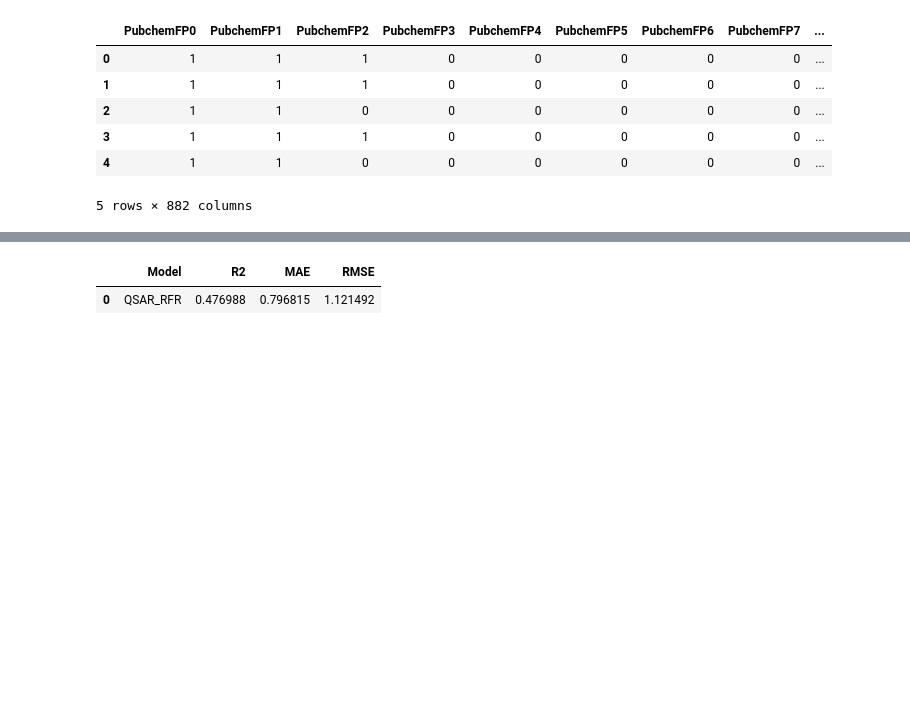
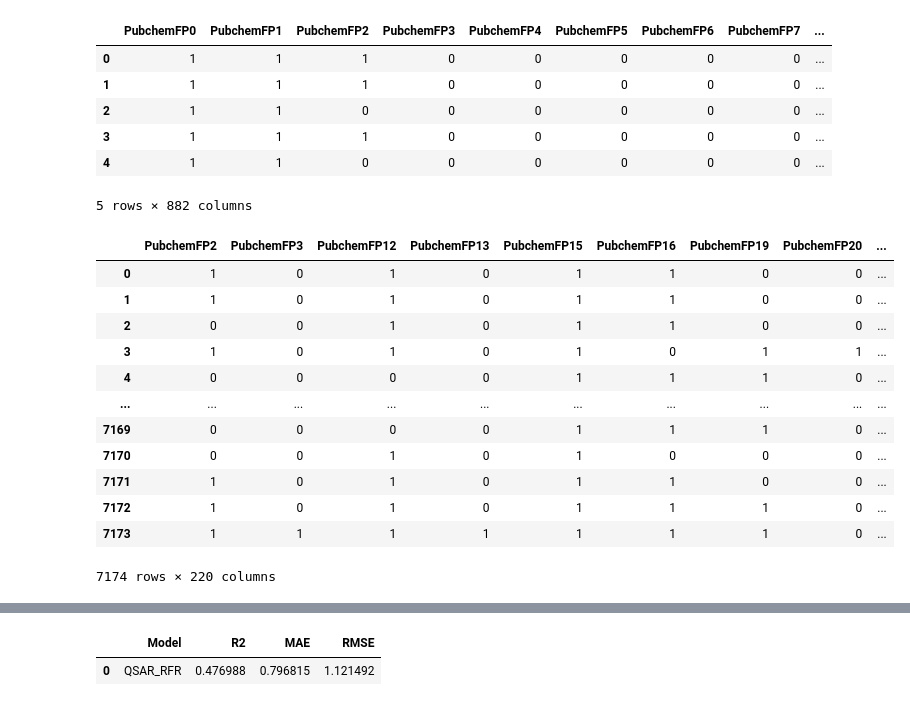
Before and after one commit to adaksourin-SA/QSAR-Modelling-of-AChE-Inhibitors, a Jupyter notebook: QSAR_Part_5.ipynb, the cells around one changed output, grey strips where cells are left out. Saved outputs shown, nothing was run; the diff lists cells and outputs as text; code cells hidden in the pictures; blank space fills up the shorter version.

```diff
--- a/QSAR_Part_5.ipynb
+++ b/QSAR_Part_5.ipynb
@@ -24,7 +24,22 @@ y = df['pIC50']
 # %%
 def remove_low_variance(input_data, threshold = 0.1):
     selection = VarianceThreshold(threshold= threshold)
     selection.fit(input_data)
     return input_data[input_data.columns[selection.get_support(indices= True)]]
 
 x = remove_low_variance(x)
+x
+# %% [output]
+|  | PubchemFP2 | PubchemFP3 | PubchemFP12 | PubchemFP13 | PubchemFP15 | PubchemFP16 | PubchemFP19 | PubchemFP20 | ... |
+| 0 | 1 | 0 | 1 | 0 | 1 | 1 | 0 | 0 | ... |
+| 1 | 1 | 0 | 1 | 0 | 1 | 1 | 0 | 0 | ... |
+| 2 | 0 | 0 | 1 | 0 | 1 | 1 | 0 | 0 | ... |
+| 3 | 1 | 0 | 1 | 0 | 1 | 0 | 1 | 1 | ... |
+| 4 | 0 | 0 | 0 | 0 | 1 | 1 | 1 | 0 | ... |
+| ... | ... | ... | ... | ... | ... | ... | ... | ... | ... |
+| 7169 | 0 | 0 | 0 | 0 | 1 | 1 | 1 | 0 | ... |
+| 7170 | 0 | 0 | 1 | 0 | 1 | 0 | 0 | 0 | ... |
+| 7171 | 1 | 0 | 1 | 0 | 1 | 1 | 0 | 0 | ... |
+| 7172 | 1 | 0 | 1 | 0 | 1 | 1 | 1 | 0 | ... |
+| 7173 | 1 | 1 | 1 | 1 | 1 | 1 | 1 | 0 | ... |
+7174 rows × 220 columns
```
Also changed, not shown: parts of 9 cells of this notebook, 3 other files.
